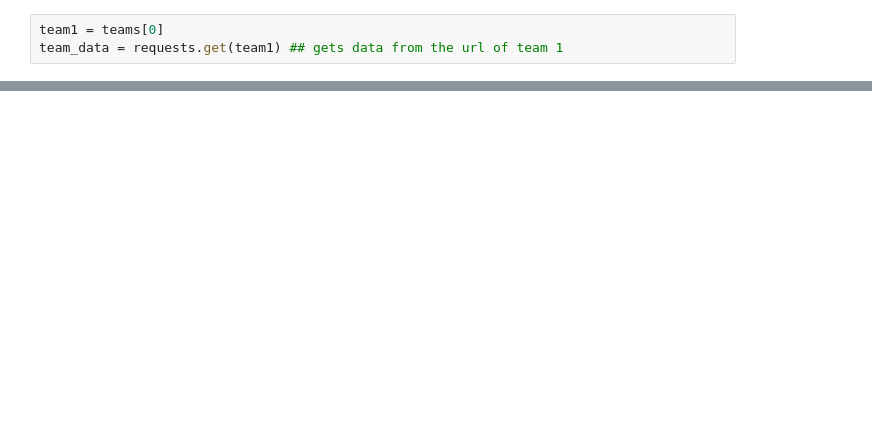
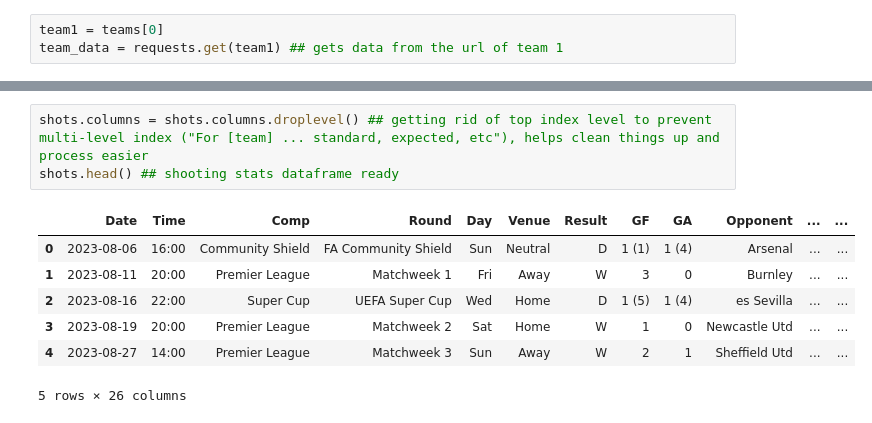
Before and after one commit to shouvikguha/Division-Diviner, a Jupyter notebook: England/Premier_League/PLScraping.ipynb, the cells around one changed output, grey strips where cells are left out. Drawn from its saved outputs; the diff is of its cells as text; blank space fills up the shorter version.

```diff
--- a/England/Premier_League/PLScraping.ipynb
+++ b/England/Premier_League/PLScraping.ipynb
@@ -67,0 +81,11 @@ matches[0]
+# %%
+shots.columns = shots.columns.droplevel() ## getting rid of top index level to prevent multi-level index ("For [team] ... standard, expected, etc"), helps clean things up and process easier
+shots.head() ## shooting stats dataframe ready
+# %% [output]
+|  | Date | Time | Comp | Round | Day | Venue | Result | GF | GA | Opponent | ... | ... |
+| 0 | 2023-08-06 | 16:00 | Community Shield | FA Community Shield | Sun | Neutral | D | 1 (1) | 1 (4) | Arsenal | ... | ... |
+| 1 | 2023-08-11 | 20:00 | Premier League | Matchweek 1 | Fri | Away | W | 3 | 0 | Burnley | ... | ... |
+| 2 | 2023-08-16 | 22:00 | Super Cup | UEFA Super Cup | Wed | Home | D | 1 (5) | 1 (4) | es Sevilla | ... | ... |
+| 3 | 2023-08-19 | 20:00 | Premier League | Matchweek 2 | Sat | Home | W | 1 | 0 | Newcastle Utd | ... | ... |
+| 4 | 2023-08-27 | 14:00 | Premier League | Matchweek 3 | Sun | Away | W | 2 | 1 | Sheffield Utd | ... | ... |
+5 rows × 26 columns
```
Also changed, not shown: parts of 6 cells of this notebook.
